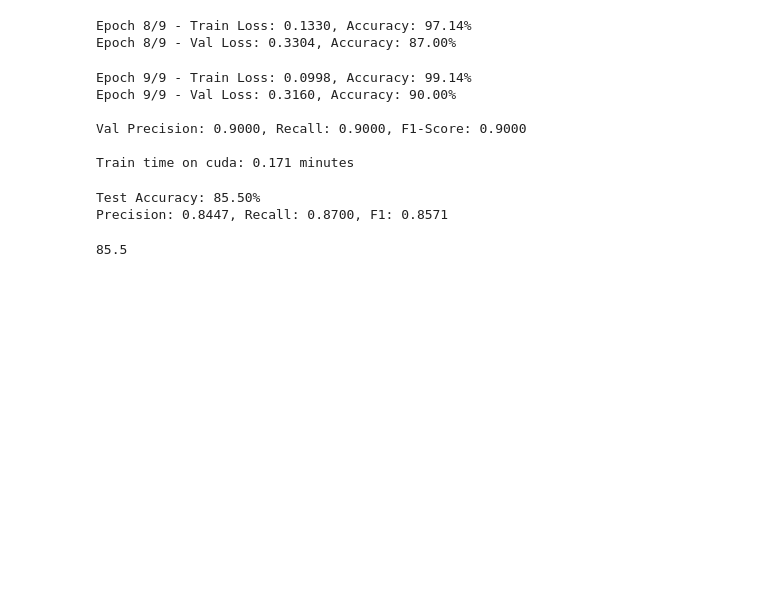
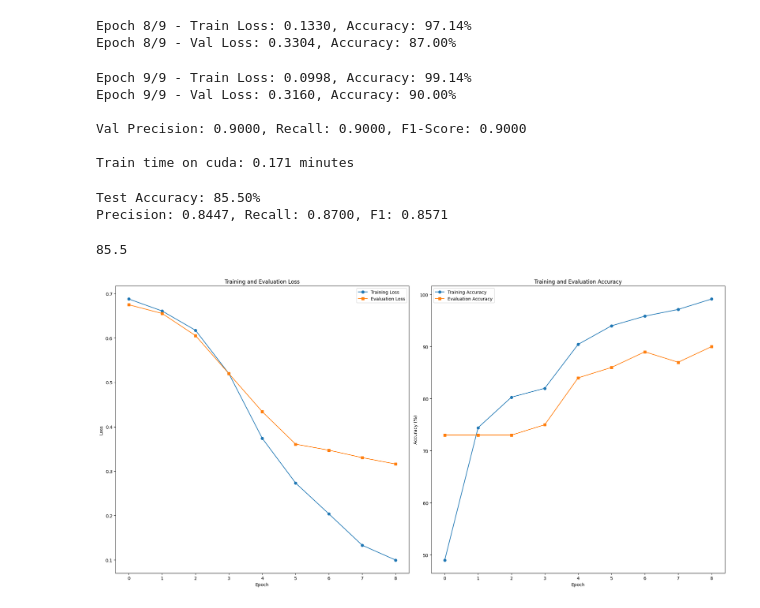
Before and after one commit to MSadegh-Eft/rnn-email-classification-ann, a Jupyter notebook: main.ipynb, the cells around one changed output. Saved outputs shown, nothing was run; the diff lists cells and outputs as text; code cells hidden in the pictures; blank space fills up the shorter version.

```diff
--- a/main.ipynb
+++ b/main.ipynb
@@ -181,3 +181,7 @@ Train time on cuda: 0.171 minutes
 Test Accuracy: 85.50%
 Precision: 0.8447, Recall: 0.8700, F1: 0.8571
 85.5
+# %%
+plot_train_eval(LSTM_train_losses, LSTM_train_accuracies, LSTM_eval_losses, LSTM_eval_accuracies)
+# %% [output]
+[figure, added]
```
